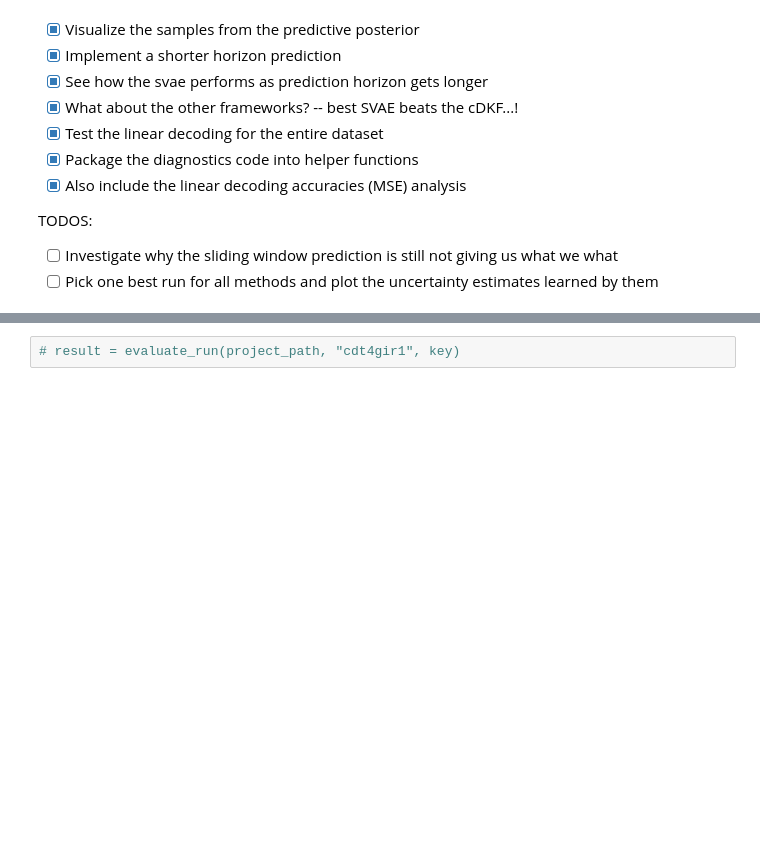
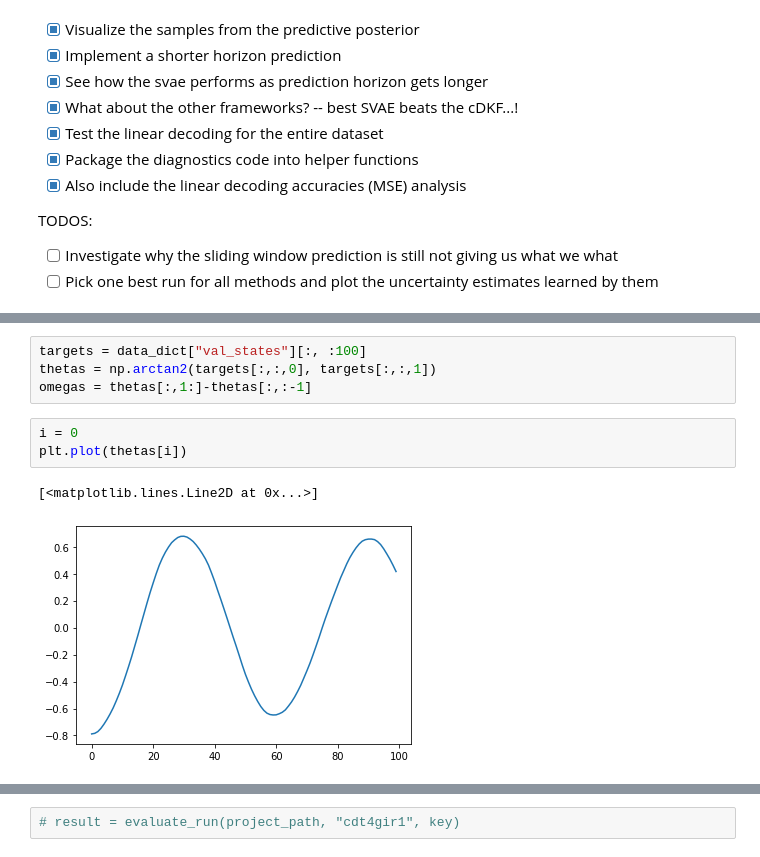
Before and after one commit to matthew9671/MattLab, a Jupyter notebook: Revisiting_SVAE_Refactor.ipynb, the cells around one changed output, grey strips where cells are left out. Drawn from its saved outputs; the diff is of its cells as text; blank space fills up the shorter version.

```diff
--- a/Revisiting_SVAE_Refactor.ipynb
+++ b/Revisiting_SVAE_Refactor.ipynb
@@ -4787,0 +4856,10 @@ def evaluate_run(project_path, run_name, key=None):
+# %%
+targets = data_dict["val_states"][:, :100]
+thetas = np.arctan2(targets[:,:,0], targets[:,:,1])
+omegas = thetas[:,1:]-thetas[:,:-1]
+# %%
+i = 0
+plt.plot(thetas[i])
+# %% [output]
+[<matplotlib.lines.Line2D at 0x...>]
+[figure, added]
```
Also changed, not shown: parts of 27 cells of this notebook.
